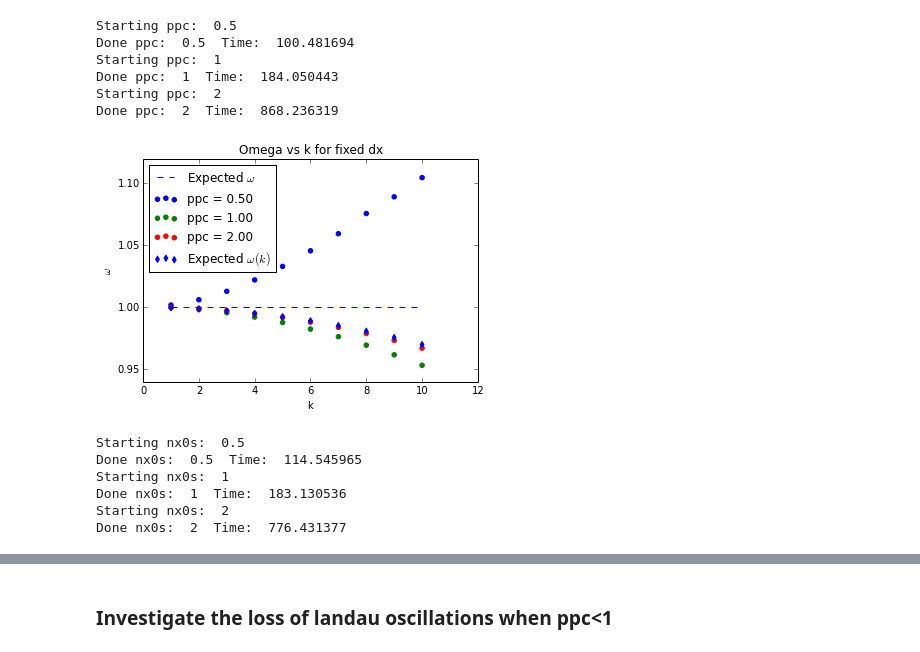
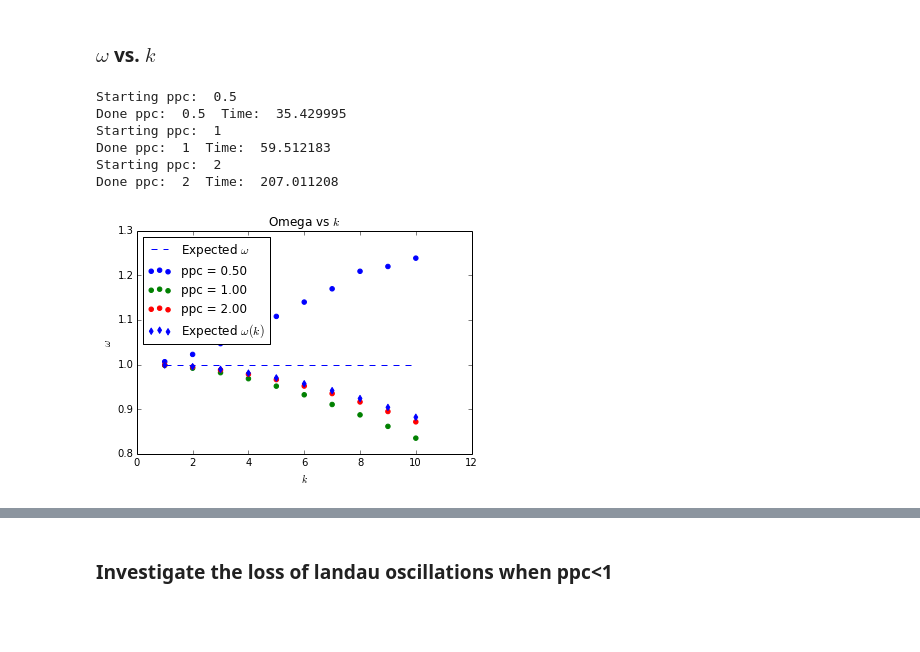
Before and after one commit to dreamer2368/py3d3v, a Jupyter notebook: py3d3v/dispersion.ipynb, the cells around one changed output, grey strips where cells are left out. Saved outputs shown, nothing was run; the diff lists cells and outputs as text; code cells hidden in the pictures; blank space fills up the shorter version.

```diff
--- a/py3d3v/dispersion.ipynb
+++ b/py3d3v/dispersion.ipynb
@@ -14,12 +14,14 @@ from landau import *
 from pic1d2v import *
 from picwave import *
 norm = lambda x: np.max(np.abs(x))
+# %% [markdown]
+### $\omega$ vs. $k$
 # %%
 ntc = 10
-nx0 = 128
+nx0 = 64
 results = []
 ppc_vals = [.5, 1, 2]
-for ppc in [.5, 1, 2]:
+for ppc in ppc_vals:
     print "Starting ppc: ", ppc
     start = time.clock()
     for mode in range(1, 10+1):
@@ -45,65 +47,27 @@ for ppc in [.5, 1, 2]:
     print "Done ppc: ", ppc, " Time: ", time.clock()-start
 # %% [output]
 Starting ppc:  0.5
-Done ppc:  0.5  Time:  100.481694
+Done ppc:  0.5  Time:  35.429995
 Starting ppc:  1
-Done ppc:  1  Time:  184.050443
+Done ppc:  1  Time:  59.512183
 Starting ppc:  2
-Done ppc:  2  Time:  868.236319
+Done ppc:  2  Time:  207.011208
 # %%
 colors = {.5:'b', 1:'g', 2:'r'}
 rp = [[r for r in results
        if r.ppc == ppc]
       for ppc in ppc_vals]
 for ra in rp:
     plt.scatter([r.k for r in ra], [r.omega for r in ra],
                  label="ppc = %.2f" % (ra[0].ppc,),
                  color=colors[ra[0].ppc])
 plt.scatter([r.k for r in rp[0]], [r.wpe for r in rp[0]],
             color='b', marker='d', label="Expected $\omega(k)$")
 plt.plot([r.k for r in rp[0]], np.ones(len(rp[0])),
           color='b', linestyle='--', label="Expected $\omega$")
-plt.title("Omega vs k for fixed dx")
+plt.title("Omega vs $k$")
 plt.legend(loc="upper left")
-plt.xlabel("k"); plt.ylabel("$\omega$");
+plt.xlabel("$k$"); plt.ylabel("$\omega$");
 plt.savefig("wk_fixed_dx.png");
 # %% [output]
-[figure, old version]
+[figure, new version]
-# %%
-ntc = 10
-nx0 = 128
-Nx0 = 128
-resultsnx = []
-nx0s_vals =[.5, 1, 2]
-for nx0s in nx0s_vals:
-    print "Starting nx0s: ", nx0s
-    start = time.clock()
-    for mode in range(1, 10+1):
-        nx = int(nx0*nx0s)
-        l3d = Landau3D(save_rr=True, nt=ntc, mode=mode,
-                       grid_dims=(nx,nx,nx),
-                       part_dims=(Nx0,Nx0,Nx0))
-        l3d.init_run()
-        l3d.run()
-
-        t_vals = np.linspace(0, l3d.nt*l3d.dt, l3d.nt+1)
-        wpe = np.cos(l3d.k*l3d.dx/2)*l3d.wp
-
-        rr = l3d.rr
-        omega = np.mean(np.arccos(2*rr[1:ntc+1]/rr[0]-1)/(2*t_vals[1:ntc+1]))
-
-        # Get rid of the memory heavy part of l3d
-        l3d.pic   = None
-        l3d.wpe   = wpe
-        l3d.omega = omega
-        l3d.nx0s  = nx0s
-        l3d.ppc   = 1./nx0s
-        resultsnx.append(l3d)
-    print "Done nx0s: ", nx0s, " Time: ", time.clock()-start
-# %% [output]
-Starting nx0s:  0.5
-Done nx0s:  0.5  Time:  114.545965
-Starting nx0s:  1
-Done nx0s:  1  Time:  183.130536
-Starting nx0s:  2
-Done nx0s:  2  Time:  776.431377
```
Also changed, not shown: parts of 9 cells of this notebook, 2 other files.
